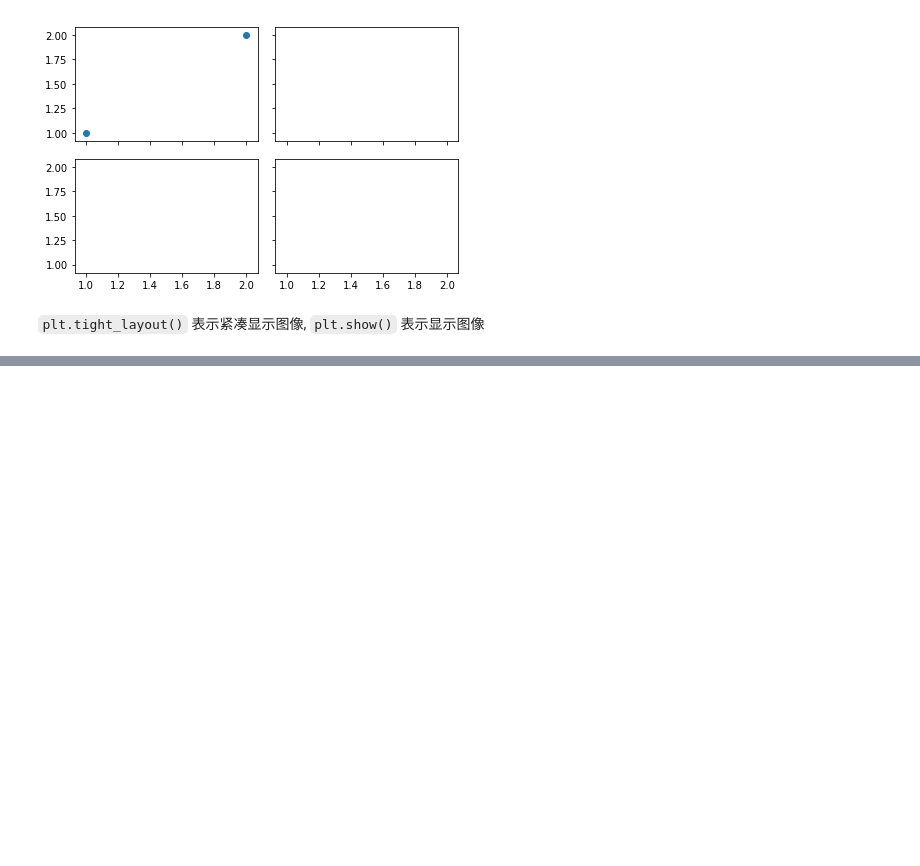
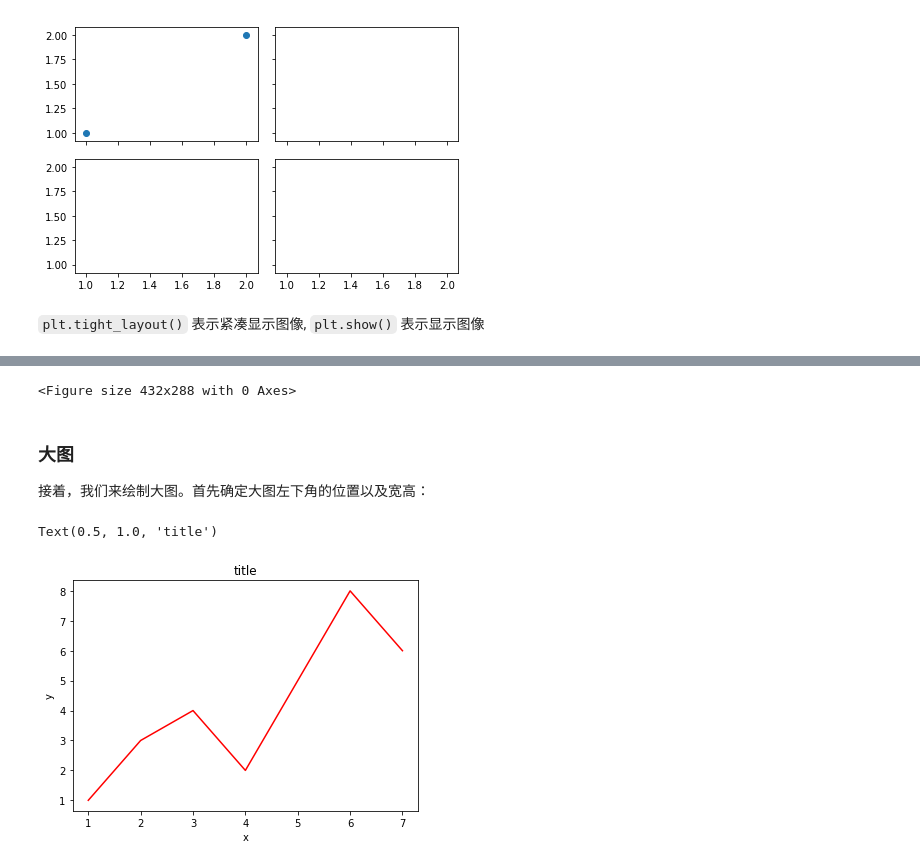
Before and after one commit to van0303/Matplotlib_notebook, a Jupyter notebook: notebooks/02_多图合并显示.ipynb, the cells around one changed output, grey strips where cells are left out. Saved outputs shown, nothing was run; the diff lists cells and outputs as text; code cells hidden in the pictures; blank space fills up the shorter version.

```diff
--- a/notebooks/02_多图合并显示.ipynb
+++ b/notebooks/02_多图合并显示.ipynb
@@ -137,0 +143,36 @@ plt.show()
+# %%
+# 导入pyplot模块
+import matplotlib.pyplot as plt
+
+# 初始化figure
+fig = plt.figure()
+
+# 创建数据
+x = [1, 2, 3, 4, 5, 6, 7]
+y = [1, 3, 4, 2, 5, 8, 6]
+# %% [output]
+<Figure size 432x288 with 0 Axes>
+# %% [markdown]
+### 大图
+
+接着，我们来绘制大图。首先确定大图左下角的位置以及宽高：
+# %%
+# 导入pyplot模块
+import matplotlib.pyplot as plt
+
+# 初始化figure
+fig = plt.figure()
+
+# 创建数据
+x = [1, 2, 3, 4, 5, 6, 7]
+y = [1, 3, 4, 2, 5, 8, 6]
+
+left, bottom, width, height = 0.1, 0.1, 0.8, 0.8
+ax1 = fig.add_axes([left, bottom, width, height])
+ax1.plot(x, y, 'r')
+ax1.set_xlabel('x')
+ax1.set_ylabel('y')
+ax1.set_title('title')
+# %% [output]
+Text(0.5, 1.0, 'title')
+[figure, added]
```
Also changed, not shown: parts of 14 cells of this notebook, 1 other file.
